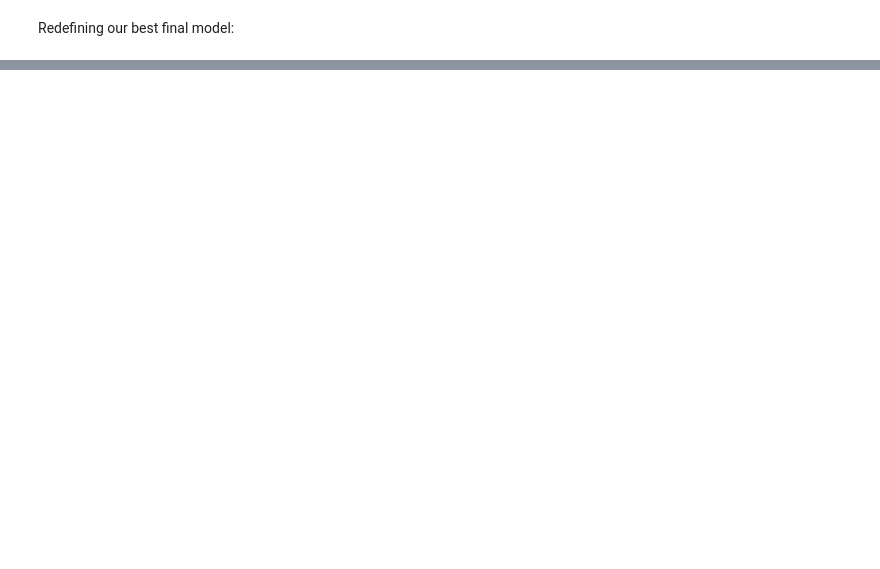
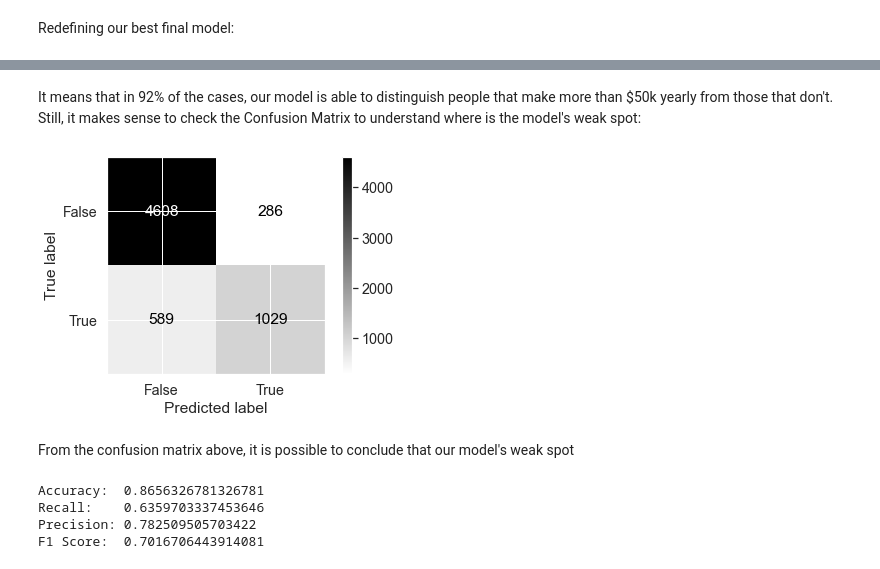
Before and after one commit to jaehnri/PMR3508, a Jupyter notebook: EP1/ep1.ipynb, the cells around one changed output, grey strips where cells are left out. Drawn from its saved outputs; the diff is of its cells as text; code cells hidden in the pictures; blank space fills up the shorter version.

```diff
--- a/EP1/ep1.ipynb
+++ b/EP1/ep1.ipynb
@@ -395,0 +407,22 @@ Finally, it is important to measure the error rates, accuracy and precision of o
+# %% [markdown]
+It means that in 92% of the cases, our model is able to distinguish people that make more than $50k yearly from those that don't. Still, it makes sense to check the Confusion Matrix to understand where is the model's weak spot:
+# %%
+confusion_matrix = confusion_matrix(Y_test, Y_predicted)
+cm_display = ConfusionMatrixDisplay(confusion_matrix = confusion_matrix, display_labels = [False, True])
+
+cm_display.plot(cmap='binary')
+plt.show()
+# %% [output]
+[figure, added]
+# %% [markdown]
+From the confusion matrix above, it is possible to conclude that our model's weak spot
+# %%
+print('Accuracy:  ' + str(accuracy_score(Y_test, Y_predicted)))
+print('Recall:    ' + str(recall_score(Y_test, Y_predicted, pos_label='>50K')))
+print('Precision: ' + str(precision_score(Y_test, Y_predicted, pos_label='>50K')))
+print('F1 Score:  ' + str(f1_score(Y_test, Y_predicted, pos_label='>50K')))
+# %% [output]
+Accuracy:  0.8656326781326781
+Recall:    0.6359703337453646
+Precision: 0.782509505703422
+F1 Score:  0.7016706443914081
```
Also changed, not shown: parts of 20 cells of this notebook.
